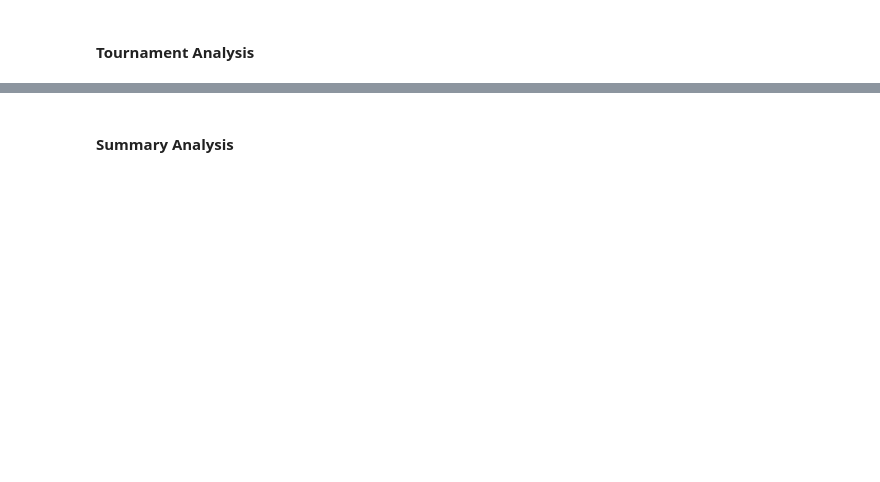
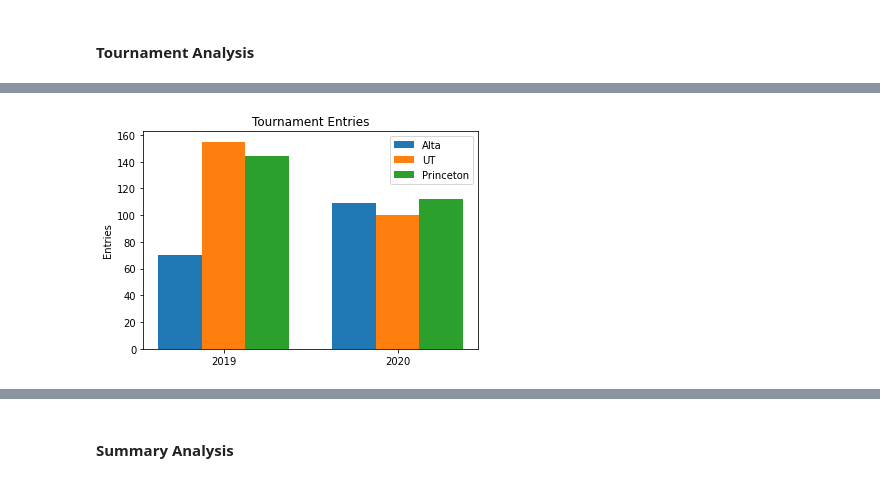
Before and after one commit to petezh/Disclosure, a Jupyter notebook: Entries Analysis.ipynb, the cells around one changed output, grey strips where cells are left out. Cells and saved outputs as stored; diff of their text form; code cells hidden in the pictures; blank space fills up the shorter version.

```diff
--- a/Entries Analysis.ipynb
+++ b/Entries Analysis.ipynb
@@ -272,0 +349,22 @@ yale20
+# %%
+N = 2
+alta = (70, 109)
+ut = (155, 100)
+princeton = (144, 112)
+
+ind = np.arange(N)
+width = 0.25
+plt.bar(ind, alta, width, label='Alta')
+plt.bar(ind + width, ut, width,
+    label='UT')
+plt.bar(ind + 2*width, princeton, width,
+    label='Princeton')
+
+plt.ylabel('Entries')
+plt.title('Tournament Entries')
+
+plt.xticks(ind + width, ('2019', '2020'))
+plt.legend(loc='best')
+plt.show()
+# %% [output]
+[figure, added]
```
Also changed, not shown: parts of 40 cells of this notebook, 9 other files.
